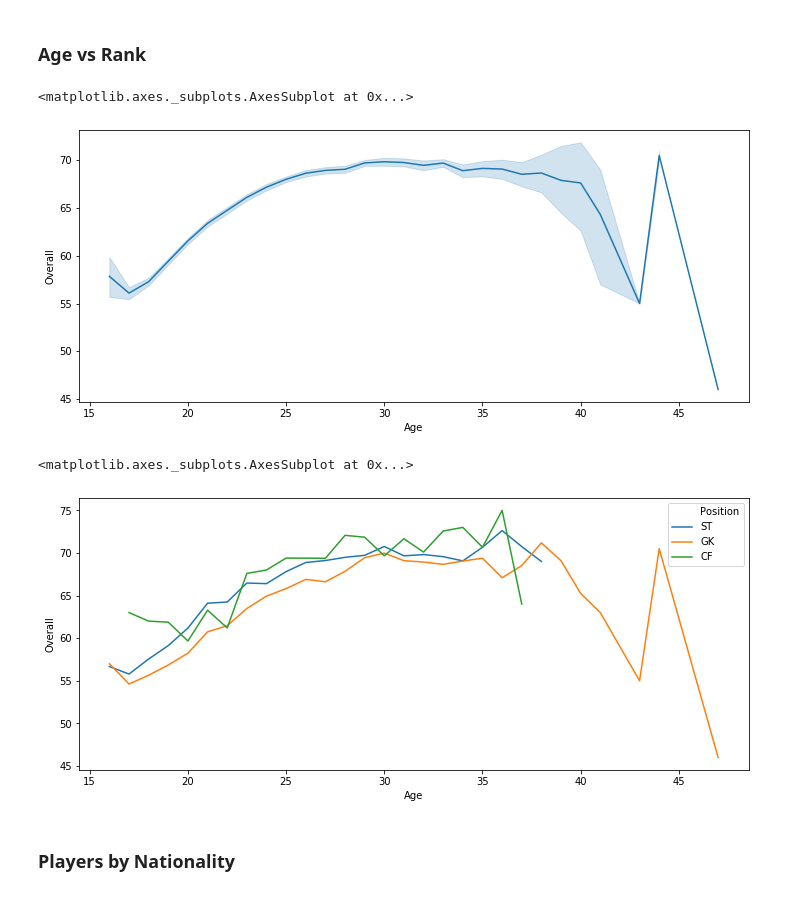
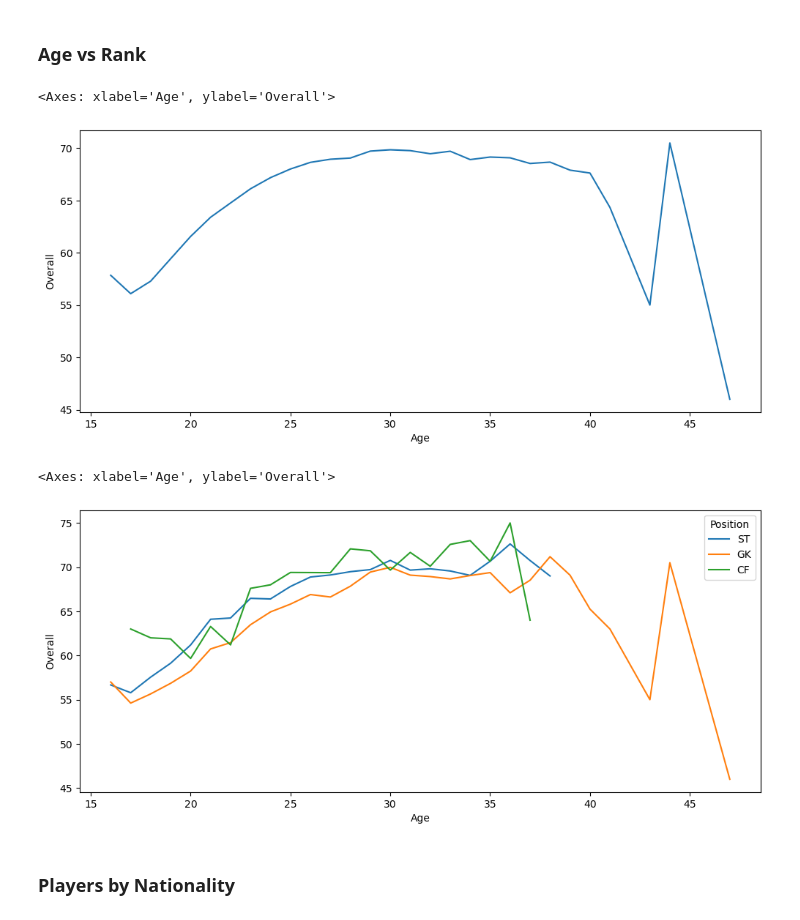
Before and after one commit to lacithelaci/oktatas, a Jupyter notebook: bigdata/02-Visualize-Fifa18.ipynb, the cells around one changed output. Saved outputs shown, nothing was run; the diff lists cells and outputs as text; code cells hidden in the pictures.

```diff
--- a/bigdata/02-Visualize-Fifa18.ipynb
+++ b/bigdata/02-Visualize-Fifa18.ipynb
@@ -127,18 +127,18 @@ g.map(sns.kdeplot, "Age")
 ### Age vs Rank
 # %%
 plt.figure(figsize=(12,5))
-sns.lineplot(data=df, x='Age',y='Overall',estimator='mean',ci=None)
+sns.lineplot(data=df, x='Age',y='Overall',estimator='mean',errorbar=None) # konfidencia intervallum --> errorbar
 # %% [output]
-<matplotlib.axes._subplots.AxesSubplot at 0x...>
+<Axes: xlabel='Age', ylabel='Overall'>
-[figure, old version]
+[figure, new version]
 # %%
 data = df[df['Position'].isin(['GK','ST','CF'])]
 
 plt.figure(figsize=(12,5))
-sns.lineplot(data=data, x='Age',y='Overall',estimator='mean',ci=None, hue='Position')
+sns.lineplot(data=data, x='Age',y='Overall',estimator='mean',errorbar=None, hue='Position')
 # %% [output]
-<matplotlib.axes._subplots.AxesSubplot at 0x...>
+<Axes: xlabel='Age', ylabel='Overall'>
-[figure, old version]
+[figure, new version]
 # %% [markdown]
 ### Players by Nationality
 # %% [markdown]
```
Also changed, not shown: parts of 3 cells of this notebook, 8 other files.
